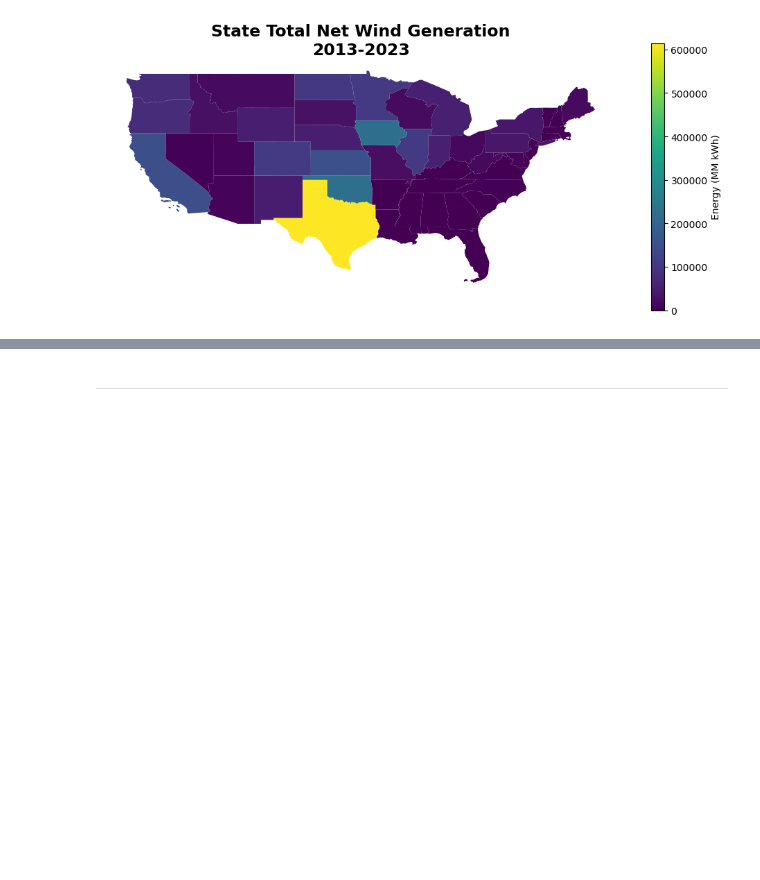
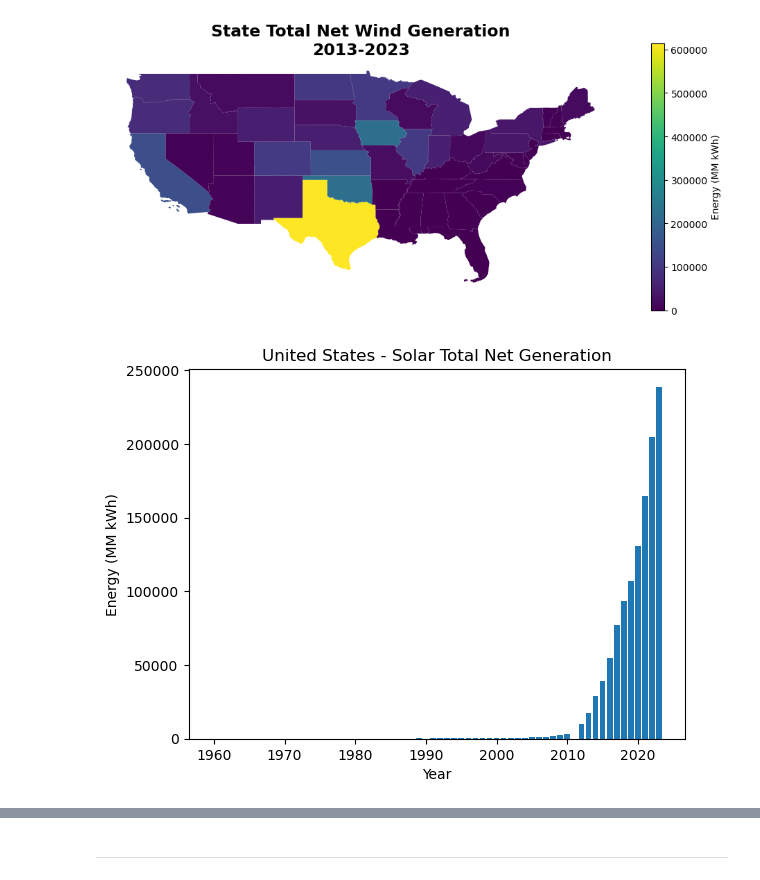
Before and after one commit to mcarbajal2/IFI8420-Assignments, a Jupyter notebook: Final Project/final_project.ipynb, the cells around one changed output, grey strips where cells are left out. Drawn from its saved outputs; the diff is of its cells as text; code cells hidden in the pictures; blank space fills up the shorter version.

Commit message:
eia graph update

```diff
--- a/Final Project/final_project.ipynb
+++ b/Final Project/final_project.ipynb
@@ -214,3 +216,17 @@ plt.savefig('map_wind_states.png')
 plt.show()
 # %% [output]
 [figure]
+# %%
+# US Total Solar Graph
+us_solar_df = EIA_renewable[EIA_renewable['seriesId'] == 'SOTGP']
+us_solar_values = us_solar_df[us_solar_df['stateId'] == 'US']
+
+plt.bar(us_solar_values['period'], us_solar_values['value'])
+
+plt.xlabel('Year')
+plt.ylabel('Energy (MM kWh)')
+plt.title('United States - Solar Total Net Generation')
+plt.savefig('us_solar_total.png', bbox_inches='tight')
+plt.show()
+# %% [output]
+[figure, added]
```
Also changed, not shown: parts of 2 cells of this notebook, 2 other files.
